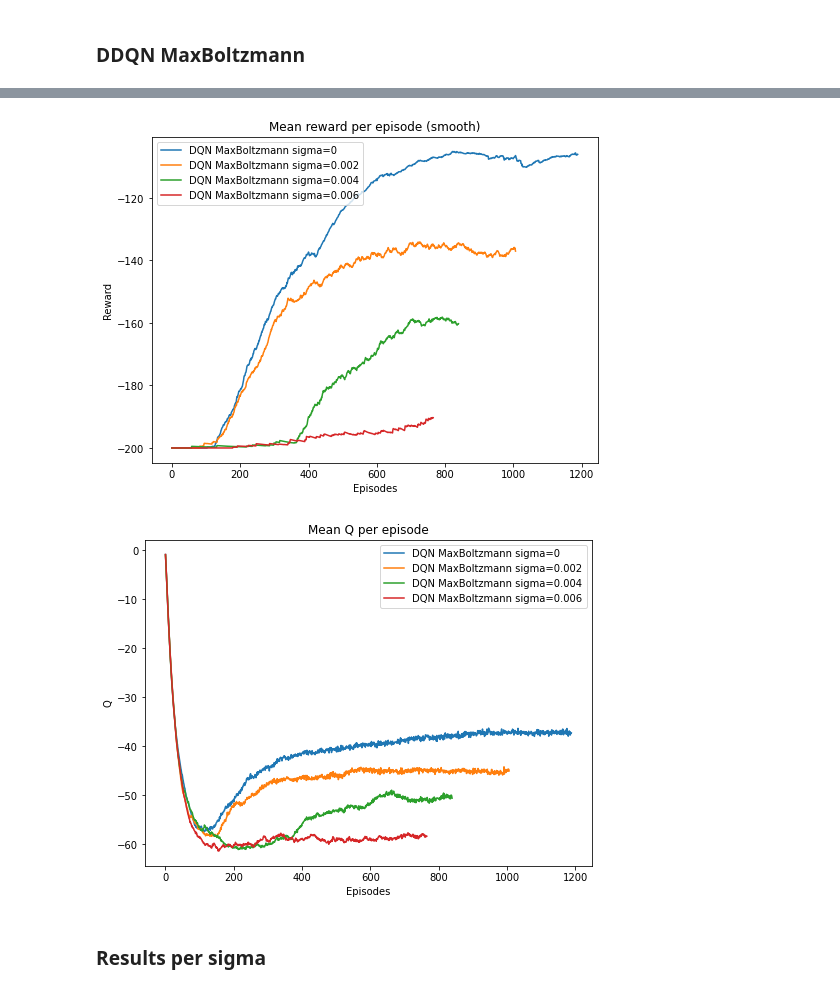
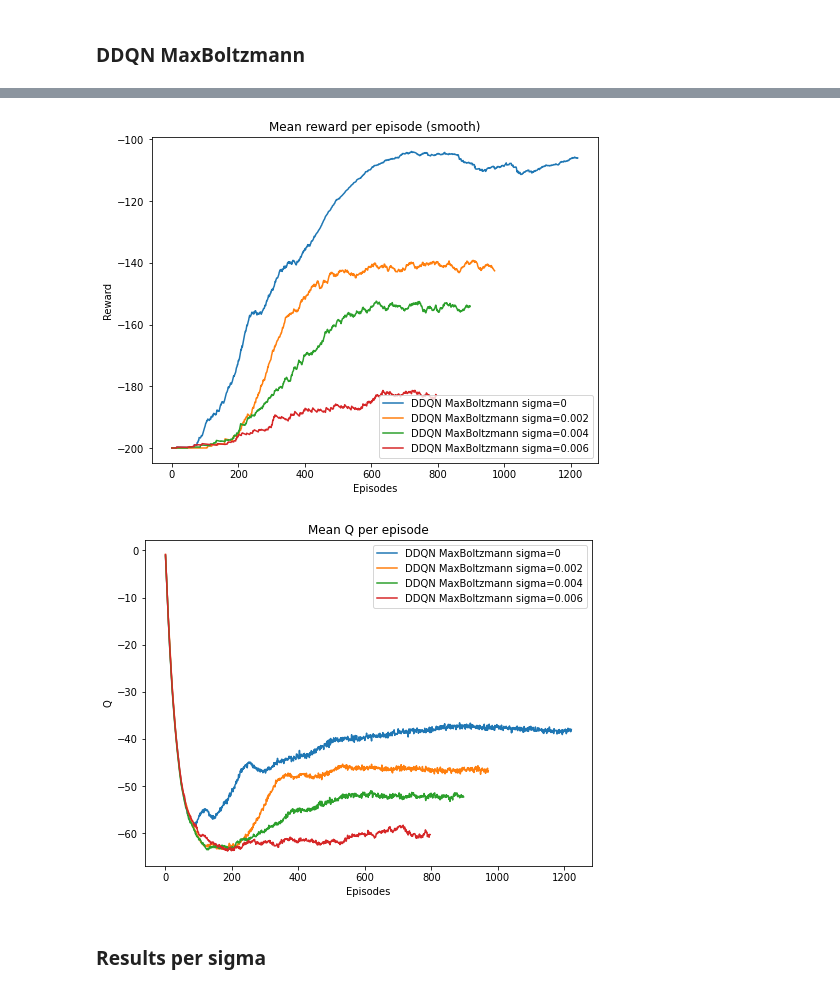
Before and after one commit to agaitanis/msc_dl, a Jupyter notebook: drl/mountain_car.ipynb, the cells around one changed output, grey strips where cells are left out. Saved outputs shown, nothing was run; the diff lists cells and outputs as text; code cells hidden in the pictures.

```diff
--- a/drl/mountain_car.ipynb
+++ b/drl/mountain_car.ipynb
@@ -115,7 +120,7 @@ Drive already mounted at /content/drive; to attempt to forcibly remount, call dr
 # %%
 def get_experiment(enable_double_dqn, policy_name, sigma):
     agent_name = 'DDQN' if enable_double_dqn else 'DQN'
-    return agent_name + ' ' + policy_name + ' sigma=' + sigma
+    return agent_name + ' ' + policy_name + ' sigma=' + str(sigma)
 
 def get_results_file_name(enable_double_dqn, policy_name, sigma):
     return MAIN_DIR + get_experiment(enable_double_dqn, policy_name, sigma) + '.json'
@@ -590,8 +595,8 @@ Total time: 34.4 min
 # %%
-plot_results(False, 'MaxBoltzmann', [0, 0.002, 0.004, 0.006])
+plot_results(True, 'MaxBoltzmann', [0, 0.002, 0.004, 0.006])
 # %% [output]
-[figure, old version]
+[figure, new version]
-[figure, old version]
+[figure, new version]
 # %% [markdown]
 ### Results per sigma
 # %% [markdown]
```
Also changed, not shown: parts of 7 cells of this notebook.
